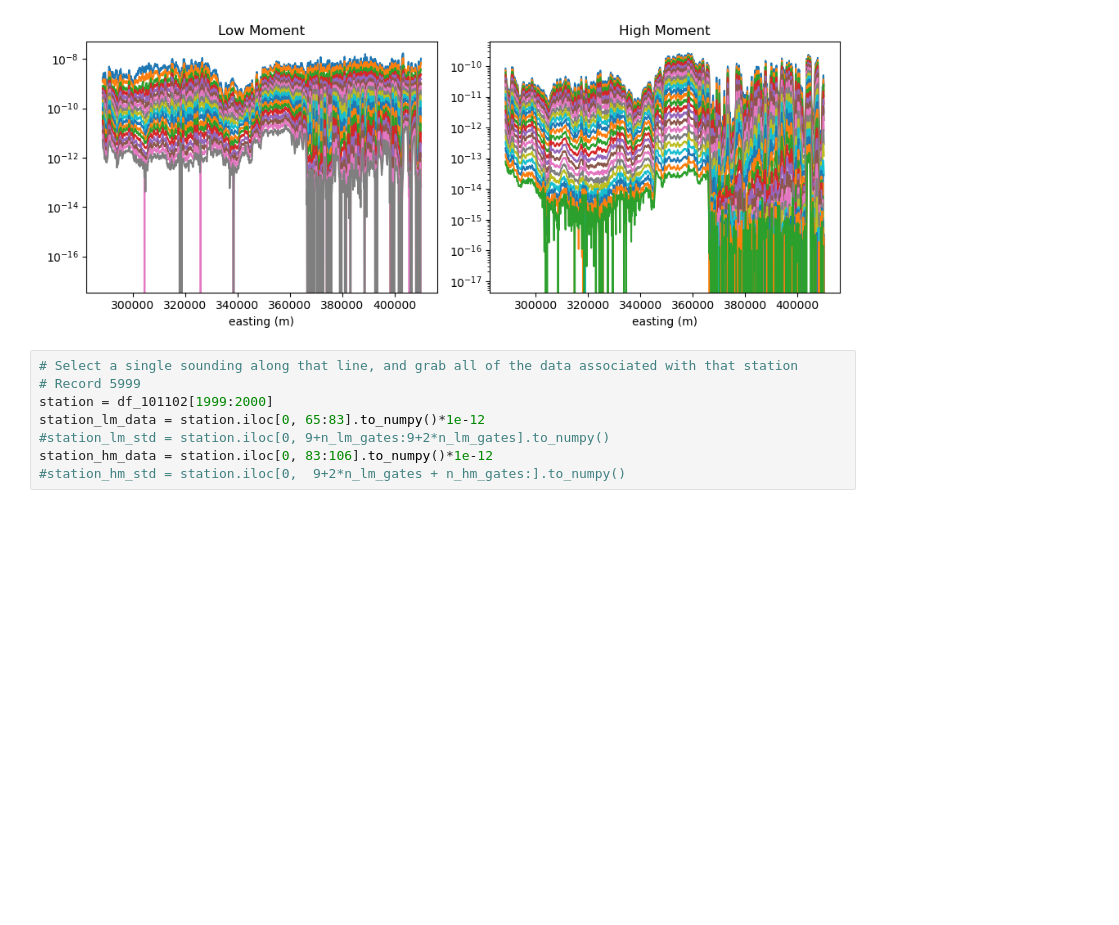
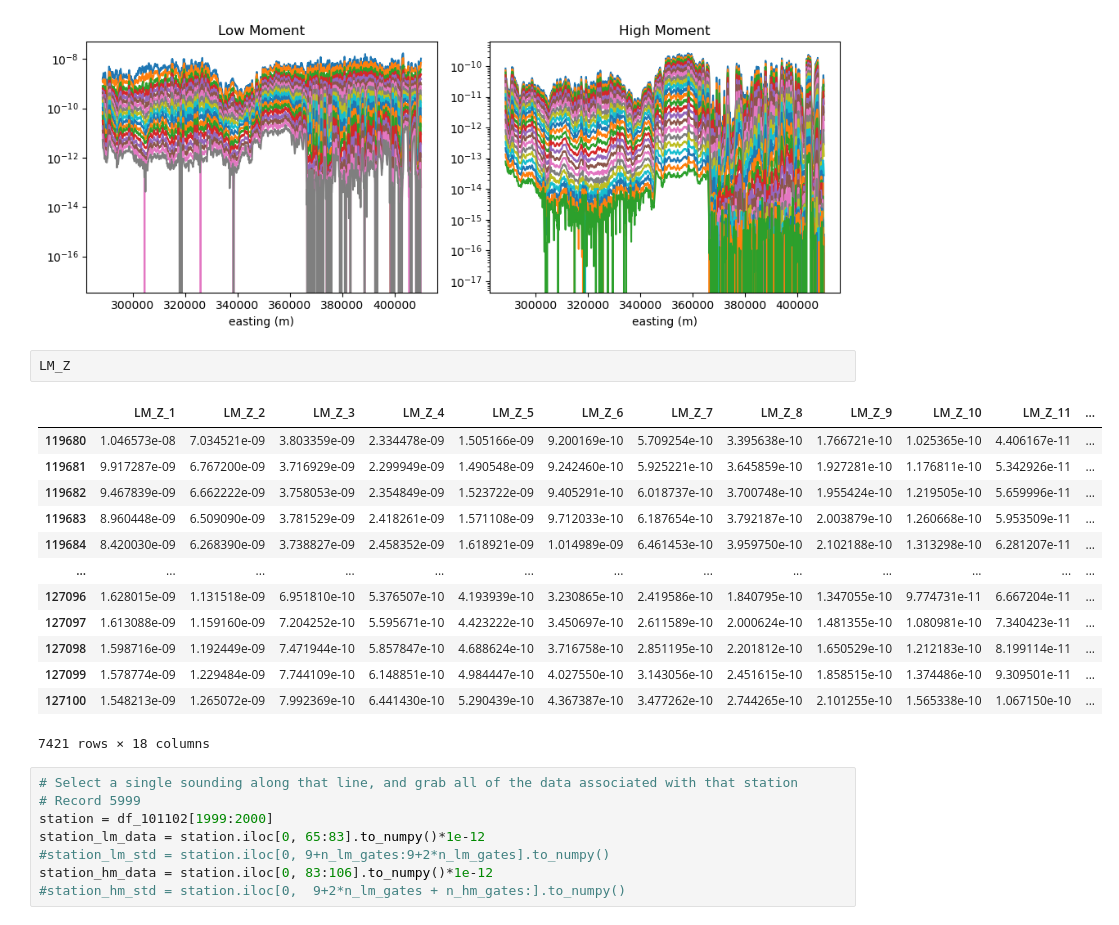
Before and after one commit to oscarshek/EOSC-556-Project, a Jupyter notebook: Notebook/AusAEM_WA-tryanothersounding.ipynb, the cells around one changed output. Cells and saved outputs as stored; diff of their text form; blank space fills up the shorter version.

```diff
--- a/Notebook/AusAEM_WA-tryanothersounding.ipynb
+++ b/Notebook/AusAEM_WA-tryanothersounding.ipynb
@@ -112,6 +115,22 @@ ax[1].set_title('High Moment')
 plt.tight_layout()
 # %% [output]
 [figure]
+# %%
+LM_Z
+# %% [output]
+|  | LM_Z_1 | LM_Z_2 | LM_Z_3 | LM_Z_4 | LM_Z_5 | LM_Z_6 | LM_Z_7 | LM_Z_8 | LM_Z_9 | LM_Z_10 | LM_Z_11 | ... |
+| 119680 | 1.046573e-08 | 7.034521e-09 | 3.803359e-09 | 2.334478e-09 | 1.505166e-09 | 9.200169e-10 | 5.709254e-10 | 3.395638e-10 | 1.766721e-10 | 1.025365e-10 | 4.406167e-11 | ... |
+| 119681 | 9.917287e-09 | 6.767200e-09 | 3.716929e-09 | 2.299949e-09 | 1.490548e-09 | 9.242460e-10 | 5.925221e-10 | 3.645859e-10 | 1.927281e-10 | 1.176811e-10 | 5.342926e-11 | ... |
+| 119682 | 9.467839e-09 | 6.662222e-09 | 3.758053e-09 | 2.354849e-09 | 1.523722e-09 | 9.405291e-10 | 6.018737e-10 | 3.700748e-10 | 1.955424e-10 | 1.219505e-10 | 5.659996e-11 | ... |
+| 119683 | 8.960448e-09 | 6.509090e-09 | 3.781529e-09 | 2.418261e-09 | 1.571108e-09 | 9.712033e-10 | 6.187654e-10 | 3.792187e-10 | 2.003879e-10 | 1.260668e-10 | 5.953509e-11 | ... |
+| 119684 | 8.420030e-09 | 6.268390e-09 | 3.738827e-09 | 2.458352e-09 | 1.618921e-09 | 1.014989e-09 | 6.461453e-10 | 3.959750e-10 | 2.102188e-10 | 1.313298e-10 | 6.281207e-11 | ... |
+| ... | ... | ... | ... | ... | ... | ... | ... | ... | ... | ... | ... | ... |
+| 127096 | 1.628015e-09 | 1.131518e-09 | 6.951810e-10 | 5.376507e-10 | 4.193939e-10 | 3.230865e-10 | 2.419586e-10 | 1.840795e-10 | 1.347055e-10 | 9.774731e-11 | 6.667204e-11 | ... |
+| 127097 | 1.613088e-09 | 1.159160e-09 | 7.204252e-10 | 5.595671e-10 | 4.423222e-10 | 3.450697e-10 | 2.611589e-10 | 2.000624e-10 | 1.481355e-10 | 1.080981e-10 | 7.340423e-11 | ... |
+| 127098 | 1.598716e-09 | 1.192449e-09 | 7.471944e-10 | 5.857847e-10 | 4.688624e-10 | 3.716758e-10 | 2.851195e-10 | 2.201812e-10 | 1.650529e-10 | 1.212183e-10 | 8.199114e-11 | ... |
+| 127099 | 1.578774e-09 | 1.229484e-09 | 7.744109e-10 | 6.148851e-10 | 4.984447e-10 | 4.027550e-10 | 3.143056e-10 | 2.451615e-10 | 1.858515e-10 | 1.374486e-10 | 9.309501e-11 | ... |
+| 127100 | 1.548213e-09 | 1.265072e-09 | 7.992369e-10 | 6.441430e-10 | 5.290439e-10 | 4.367387e-10 | 3.477262e-10 | 2.744265e-10 | 2.101255e-10 | 1.565338e-10 | 1.067150e-10 | ... |
+7421 rows × 18 columns
 # %%
 # Select a single sounding along that line, and grab all of the data associated with that station
 # Record 5999
```
Also changed, not shown: parts of 2 cells of this notebook, 8 other files.
